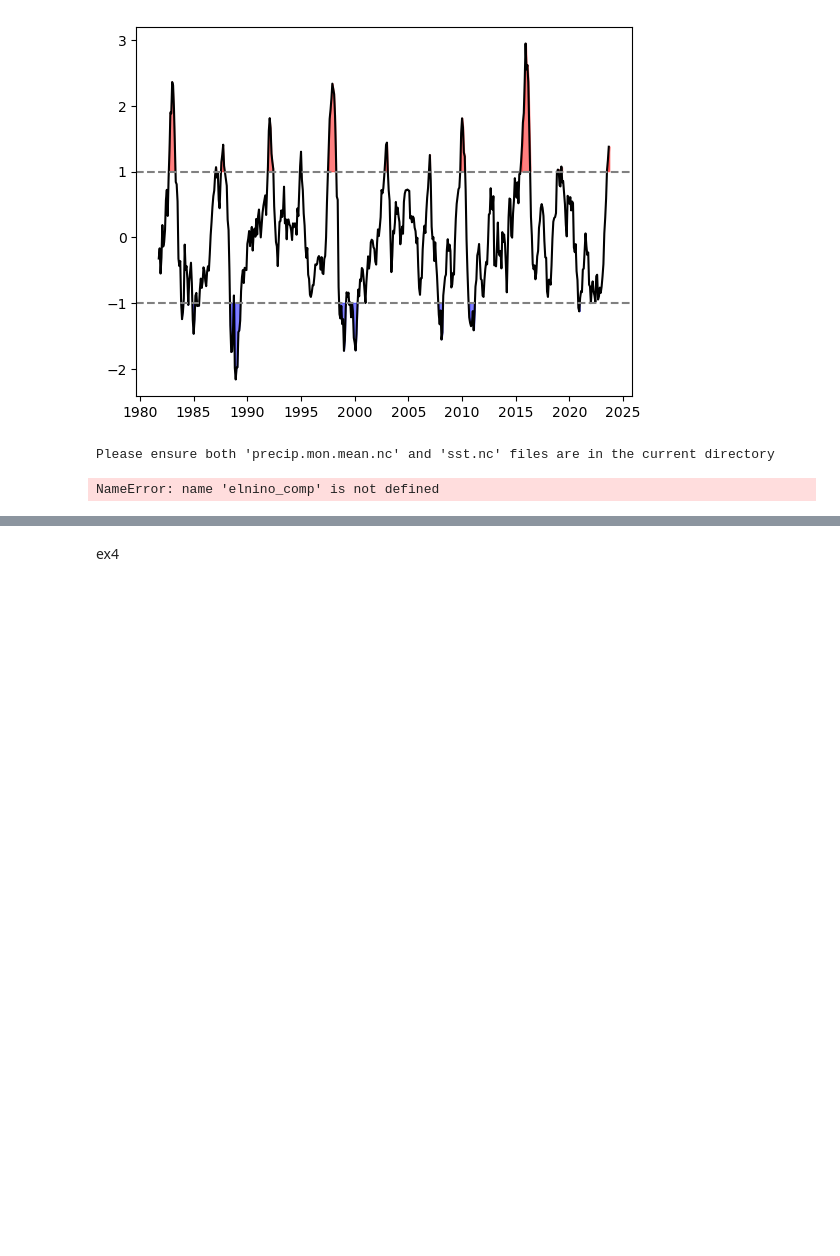
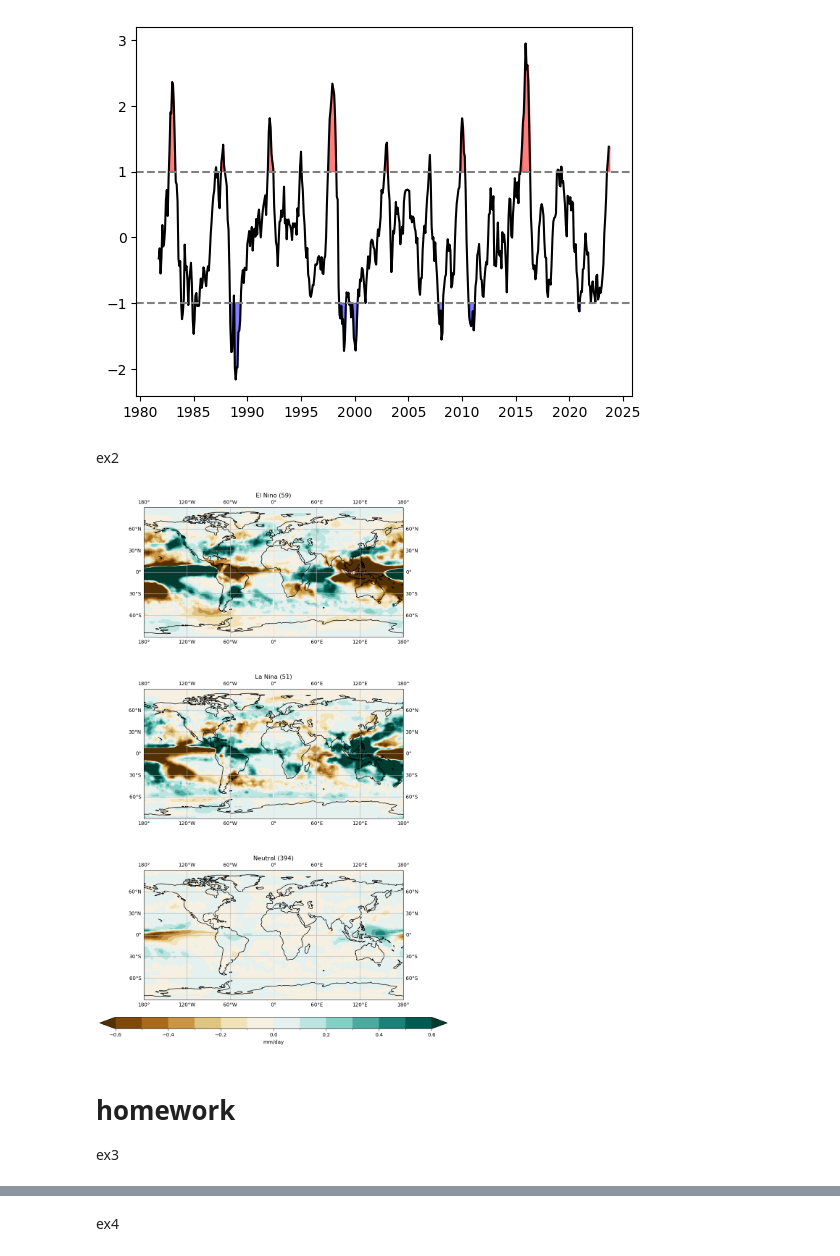
Before and after one commit to mhungdangbuonngu/Data-visualization-, a Jupyter notebook: practice5.ipynb, the cells around one changed output, grey strips where cells are left out. Drawn from its saved outputs; the diff is of its cells as text; code cells hidden in the pictures; blank space fills up the shorter version.

```diff
--- a/practice5.ipynb
+++ b/practice5.ipynb
@@ -57,6 +57,8 @@ plt.xticks(x_ticks, [f"{1980 + i}" for i in range(0,46,5)])
   Text(459, 0, '2020'),
   Text(519, 0, '2025')])
 [figure]
+# %% [markdown]
+ex2
 # %%
 def classify_enso(nino34):
     """Classify months into El Niño, La Niña, or Neutral based on Nino3.4 index."""
@@ -115,41 +117,42 @@ def plot_enso_composites(elnino_comp, lanina_comp, neutral_comp, n_elnino, n_lan
 
     return plt
 
 # Main execution
 try:
-    precip_ds = xr.open_dataset('precipe.nc')
-    sst_ds = xr.open_dataset('sst.nc')
+    precip_ds = xr.open_dataset('/home/hungday/Documents/python/Data-visualization-/precip.mon.mean.nc')
+    sst_ds = xr.open_dataset('/home/hungday/Documents/python/Data-visualization-/sst.nc')
 
     climatology_sst = sst_ds['sst'].sel(time=slice('1981', '2024')).groupby('time.month').mean('time')
     anomalies_sst = sst_ds['sst'].groupby('time.month') - climatology_sst
 
     nino34 = index_nino34  # Using function from previous example
 
     precip = precip_ds['precip']
     if 'units' in precip.attrs and precip.attrs['units'] == 'mm/s':
         precip = precip * 86400
 
     climatology_precip = precip.sel(time=slice('1981', '2024')).groupby('time.month').mean('time')
     anomalies_precip = precip.groupby('time.month') - climatology_precip
 
     enso_state = classify_enso(nino34)
 
     elnino_comp, lanina_comp, neutral_comp, n_elnino, n_lanina, n_neutral = calculate_enso_composites(
         anomalies_precip, enso_state)
 
     plot_enso_composites(elnino_comp, lanina_comp, neutral_comp, n_elnino, n_lanina, n_neutral)
     plt.show()
 except FileNotFoundError:
     print("Please ensure both 'precip.mon.mean.nc' and 'sst.nc' files are in the current directory")
 except Exception as e:
     print(f"An error occurred: {str(e)}")
 # %% [output]
-Please ensure both 'precip.mon.mean.nc' and 'sst.nc' files are in the current directory
+[figure, added]
+# %% [markdown]
+# homework
+ex3
 # %%
 elnino_vs_neural = elnino_comp - neutral_comp
 lanina_vs_neural = lanina_comp - neutral_comp
-# %% [output]
-NameError: name 'elnino_comp' is not defined
 # %%
 fig = plt.figure(figsize=(12, 10))
 projection = ccrs.PlateCarree()
```
Also changed, not shown: parts of 6 cells of this notebook, 9 other files.
